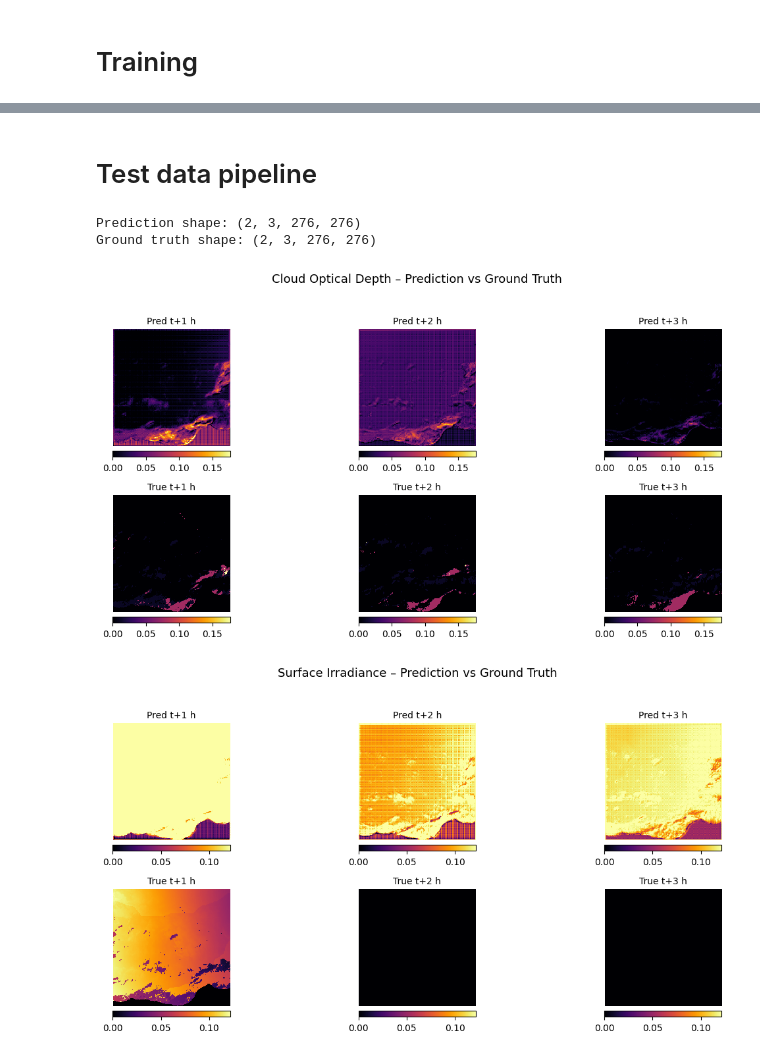
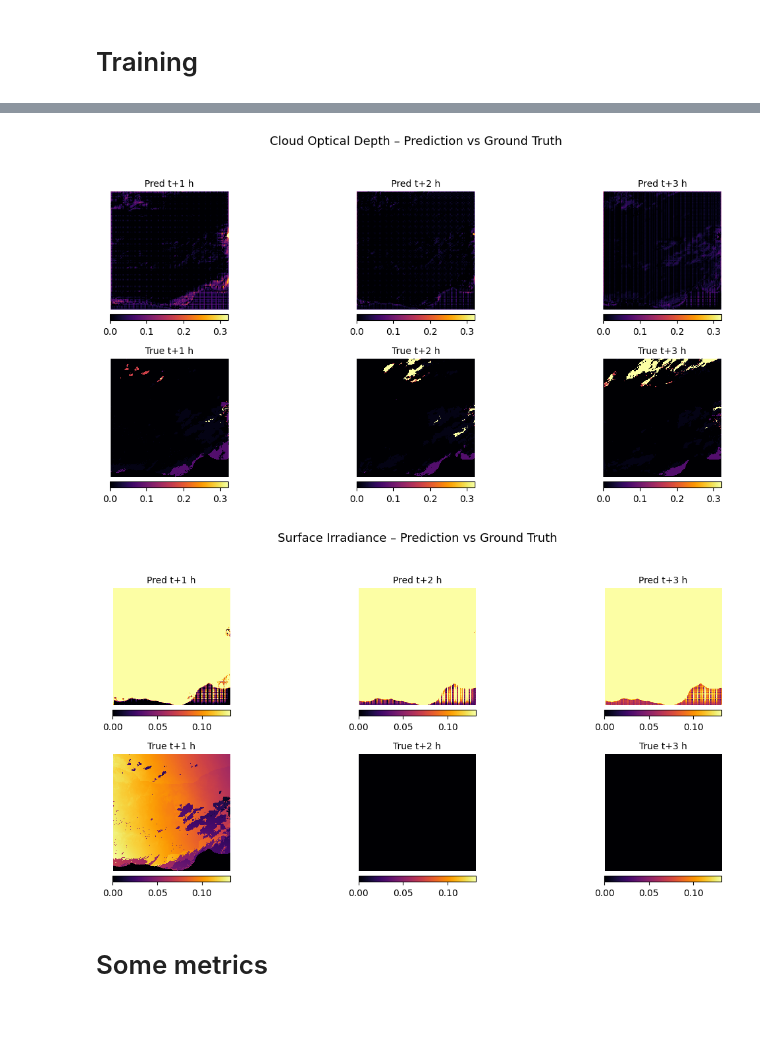
Before and after one commit to mendrika-mdg/Nowcasting-with-PyEarthTools, a Jupyter notebook: Momentum.ipynb, the cells around one changed output, grey strips where cells are left out. Cells and saved outputs as stored; diff of their text form; code cells hidden in the pictures; blank space fills up the shorter version.

Commit message:
MVP model with metrics computation

```diff
--- a/Momentum.ipynb
+++ b/Momentum.ipynb
@@ -60,8 +58,7 @@ Himawari
                  StandardCoordinateNames        {'latitude': "['lat', 'Latitude', 'yt_ocean', 'yt']", 'longitude': "['lon', 'Longitude', 'xt_ocean', 'xt']", 'replacement_dictionary': 'None', 'time': " ...
                  Trim                           {'__args': '()', 'variables': "['surface_global_irradiance', 'cloud_optical_depth']"}
 # %%
-ds = himawari["20210607T1930"]
-ds
+himawari["20210607T1930"]
 # %% [output]
 <xarray.Dataset> Size: 61MB Dimensions: (time: 1, latitude: 1726, longitude: 2214) Coordinates: * time (time) datetime64[ns] 8B 2021-06-07T19:30:00 * latitude (latitude) float32 7kB -44.5 -44.48 ... - ...
 xarray.Dataset
@@ -284,7 +285,7 @@ Output sequence (3 timesteps, 2 variables):
 # %% [markdown]
 # Define model
 # %%
-class UNet3D_MixedNowcast(nn.Module):
+class UNet3D(nn.Module):
     def __init__(self, in_channels=2, out_channels=2, base_filters=32, use_lag=False):
         super().__init__()
         self.use_lag = use_lag
@@ -331,39 +332,39 @@ class UNet3D_MixedNowcast(nn.Module):
         if self.use_lag and lag is not None:
             x = torch.cat([x, lag], dim=1)
 
-        # --- Downscale to power-of-two size ---
+        # Downscale to power-of-two size for better performance
         x256 = F.interpolate(x, size=(x.shape[2], 256, 256),
                              mode="trilinear", align_corners=False)
 
-        # ---- Encoder ----
+        # Encoder
         e1 = self.enc1(x256)
         e2 = self.enc2(self.pool(e1))
         e3 = self.enc3(self.pool(e2))
         b  = self.bottleneck(self.pool(e3))
 
-        # ---- Decoder ----
+        # Decoder
         d3 = self.dec3(torch.cat([self.up3(b), e3], dim=1))
         d2 = self.dec2(torch.cat([self.up2(d3), e2], dim=1))
         d1 = self.dec1(torch.cat([self.up1(d2), e1], dim=1))
 
-        # ---- Temporal head ----
+        # Temporal head
         out256 = self.temporal_head(d1)        # (B, 2, T, 256, 256)
         out256 = out256[:, :, -3:, :, :]       # keep last 3 future frames
 
-        # --- Upscale back to original 276×276 ---
+        # Updample back to original 276×276
         out = F.interpolate(out256, size=(out256.shape[2], 276, 276),
                             mode="trilinear", align_corners=False)
 
         return out
 # %%
-model = UNet3D_MixedNowcast(
+model = UNet3D(
     in_channels=2,
     out_channels=2,
     base_filters=32,
     use_lag=False
 )
 
-# --- Test run ---
+# Test run
 device = torch.device("cuda" if torch.cuda.is_available() else "cpu")
 model = model.to(device)
 # %%
@@ -556,2 +487,0 @@ Ground truth shape: (2, 3, 276, 276)
-# %% [markdown]
-# Test data pipeline
@@ -591,29 +520,24 @@ testpipe = petpipe.Pipeline(
 # %%
-# --- Evaluation mode ---
 model.eval()
 
-# --- Select a test sample ---
-t = Petdt(datetime.datetime(2021, 6, 11, 6, 0))
-inputs, outputs = testpipe[t]  # (7, 2, 276, 276), (3, 2, 276, 276)
+# Choose a datetime
+t = Petdt(datetime.datetime(2022, 7, 2, 6, 0))
+inputs, outputs = testpipe[t]
 
-# --- Convert to tensors in correct shape (B, C, T, H, W) ---
+# Convert to tensors in correct shape (B, C, T, H, W)
 x = torch.from_numpy(inputs).permute(1, 0, 2, 3).unsqueeze(0).float().to(device)       # (1, 2, 7, 276, 276)
 y_true = torch.from_numpy(outputs).permute(1, 0, 2, 3).unsqueeze(0).float().to(device) # (1, 2, 3, 276, 276)
 
-# --- Replace NaN / Inf with 0 ---
 x = torch.nan_to_num(x, nan=0.0, posinf=0.0, neginf=0.0)
 y_true = torch.nan_to_num(y_true, nan=0.0, posinf=0.0, neginf=0.0)
 
-# --- Forward pass ---
+# Forward pass
 with torch.no_grad():
-    y_pred = model(x)          # (1, 2, 3, 276, 276)
+    y_pred = model(x)
     y_pred = y_pred.squeeze(0).cpu().numpy()
     y_true = y_true.squeeze(0).cpu().numpy()
 
-print("Prediction shape:", y_pred.shape)
-print("Ground truth shape:", y_true.shape)
-
-# --- Plot (no rescaling) ---
+# Plotting
 n_channels, n_pred_times = y_pred.shape[:2]
 n_true_times = y_true.shape[1]
 n_times = min(n_pred_times, n_true_times)
@@ -629,37 +553,36 @@ for ch in range(n_channels):
     vmax = np.nanmax(y_true[ch])
 
     for t_idx in range(n_times):
-        # --- Prediction ---
+        # Prediction
         plt.subplot(2, n_times, t_idx + 1)
         im_pred = plt.imshow(
             y_pred[ch, t_idx],
             cmap="inferno",
             interpolation="none",
             vmin=vmin,
             vmax=vmax
         )
         plt.title(f"Pred t+{forecast_hours[t_idx]} h", fontsize=10)
         plt.axis("off")
         plt.colorbar(im_pred, fraction=0.046, pad=0.04, orientation="horizontal")
 
-        # --- Ground truth ---
+        # Ground truth
         plt.subplot(2, n_times, n_times + t_idx + 1)
         im_true = plt.imshow(
             y_true[ch, t_idx],
             cmap="inferno",
             interpolation="none",
             vmin=vmin,
             vmax=vmax
         )
         plt.title(f"True t+{forecast_hours[t_idx]} h", fontsize=10)
         plt.axis("off")
         plt.colorbar(im_true, fraction=0.046, pad=0.04, orientation="horizontal")
 
     plt.tight_layout(rect=[0, 0.03, 1, 0.95])
-    # plt.savefig(f"nowcast_{var_names[ch].replace(' ', '_').lower()}.png", dpi=200)
     plt.show()
 # %% [output]
-Prediction shape: (2, 3, 276, 276)
-Ground truth shape: (2, 3, 276, 276)
-[figure, old version]
+[figure, new version]
-[figure, old version]
+[figure, new version]
+# %% [markdown]
+# Some metrics
```
Also changed, not shown: parts of 25 cells of this notebook, 1 other file.
